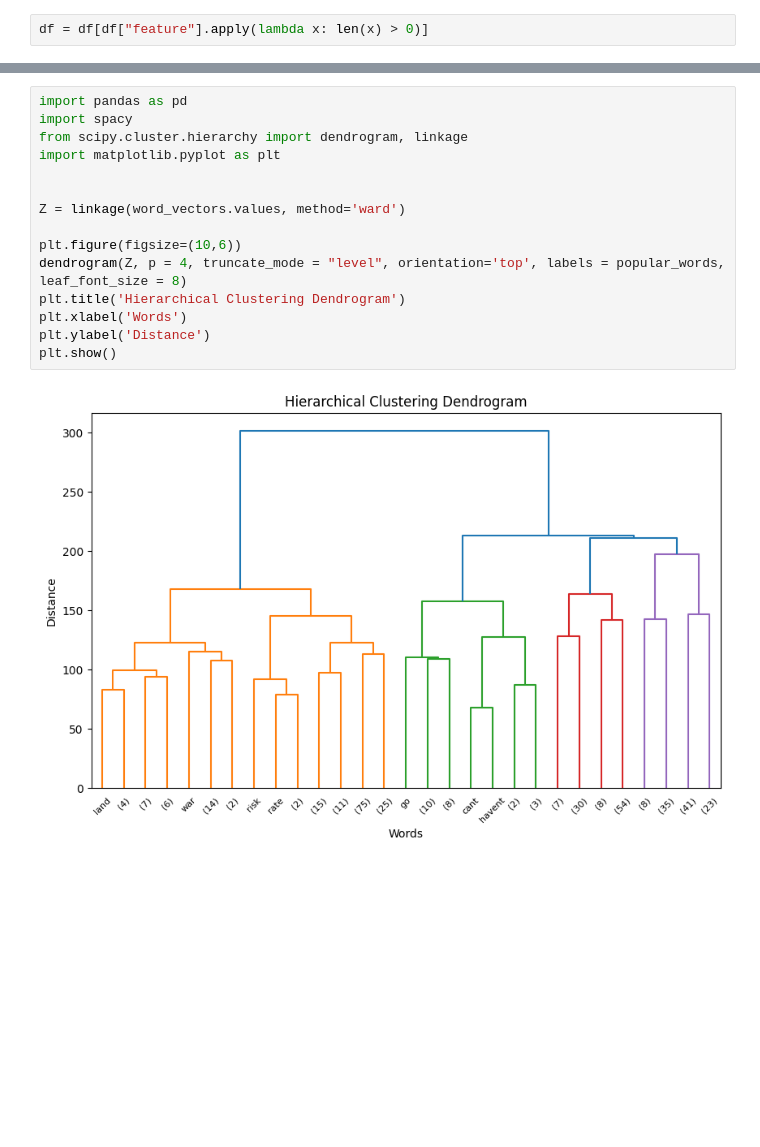
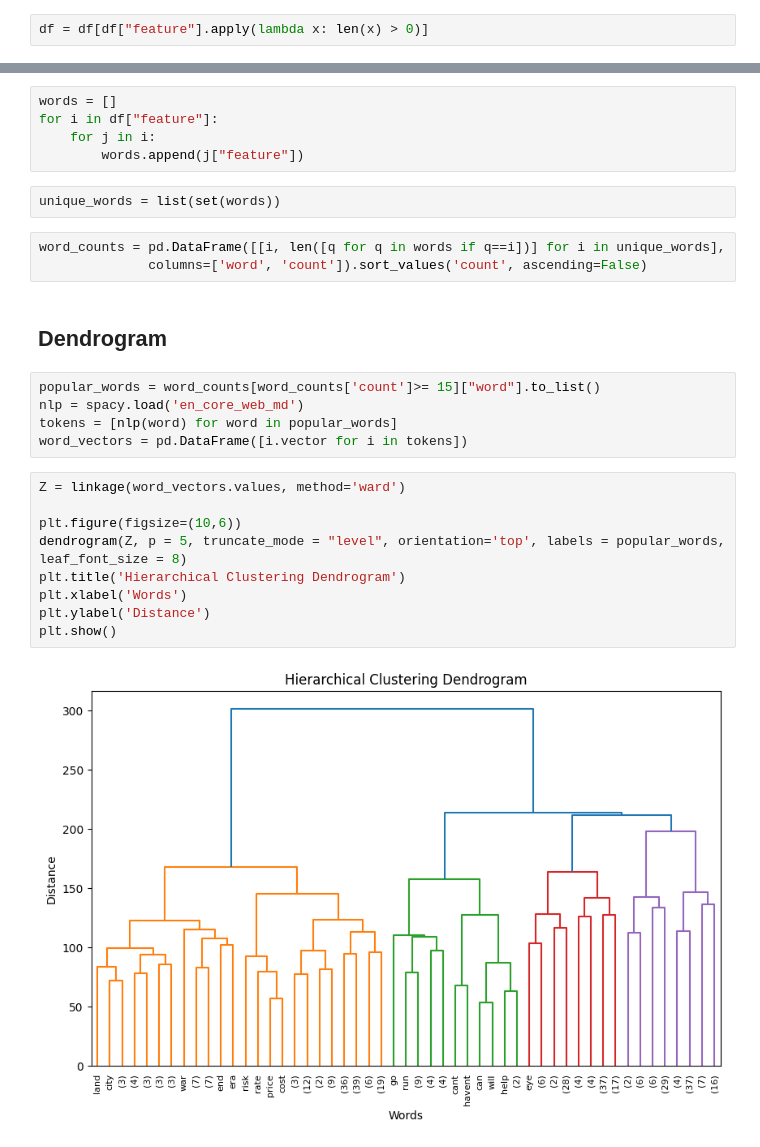
Before and after one commit to markrz12/aspect-based-opinion-mining, a Jupyter notebook: Mgr1.ipynb, the cells around one changed output, grey strips where cells are left out. Saved outputs shown, nothing was run; the diff lists cells and outputs as text; blank space fills up the shorter version.

```diff
--- a/Mgr1.ipynb
+++ b/Mgr1.ipynb
@@ -686,18 +670,29 @@ word_vectors = pd.DataFrame([i.vector for i in tokens])
+# %%
+words = []
+for i in df["feature"]:
+    for j in i:
+        words.append(j["feature"])
+# %%
+unique_words = list(set(words))
+# %%
+word_counts = pd.DataFrame([[i, len([q for q in words if q==i])] for i in unique_words],
+              columns=['word', 'count']).sort_values('count', ascending=False)
+# %% [markdown]
+## Dendrogram
+# %%
+popular_words = word_counts[word_counts['count']>= 15]["word"].to_list()
+nlp = spacy.load('en_core_web_md')
+tokens = [nlp(word) for word in popular_words]
+word_vectors = pd.DataFrame([i.vector for i in tokens])
 # %%
-import pandas as pd
-import spacy
-from scipy.cluster.hierarchy import dendrogram, linkage
-import matplotlib.pyplot as plt
-
-
 Z = linkage(word_vectors.values, method='ward')
 
 plt.figure(figsize=(10,6))
-dendrogram(Z, p = 4, truncate_mode = "level", orientation='top', labels = popular_words, leaf_font_size = 8)
+dendrogram(Z, p = 5, truncate_mode = "level", orientation='top', labels = popular_words, leaf_font_size = 8)
 plt.title('Hierarchical Clustering Dendrogram')
 plt.xlabel('Words')
 plt.ylabel('Distance')
 plt.show()
 # %% [output]
-[figure, old version]
+[figure, new version]
 # %%
```
Also changed, not shown: parts of 24 cells of this notebook, 1 other file.
